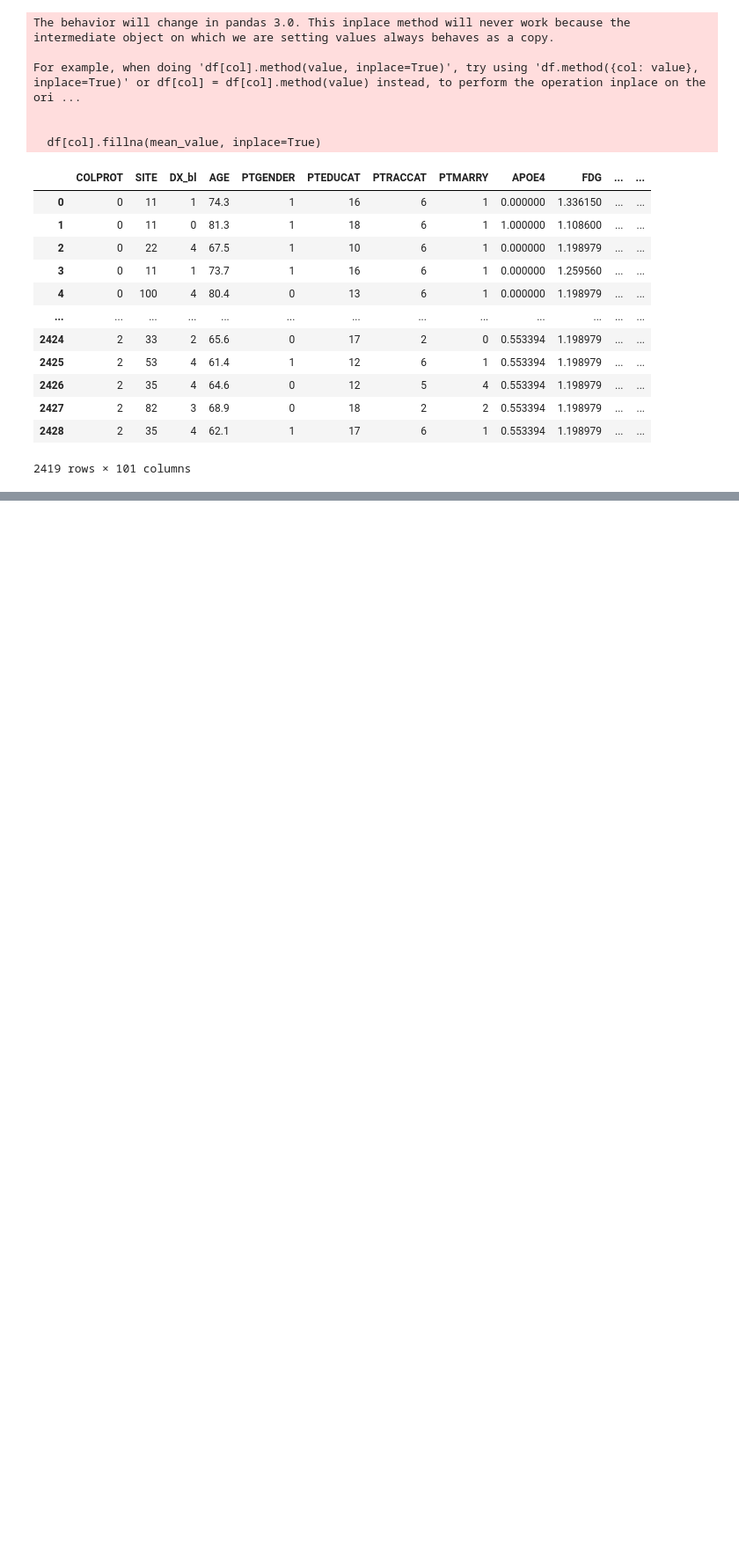
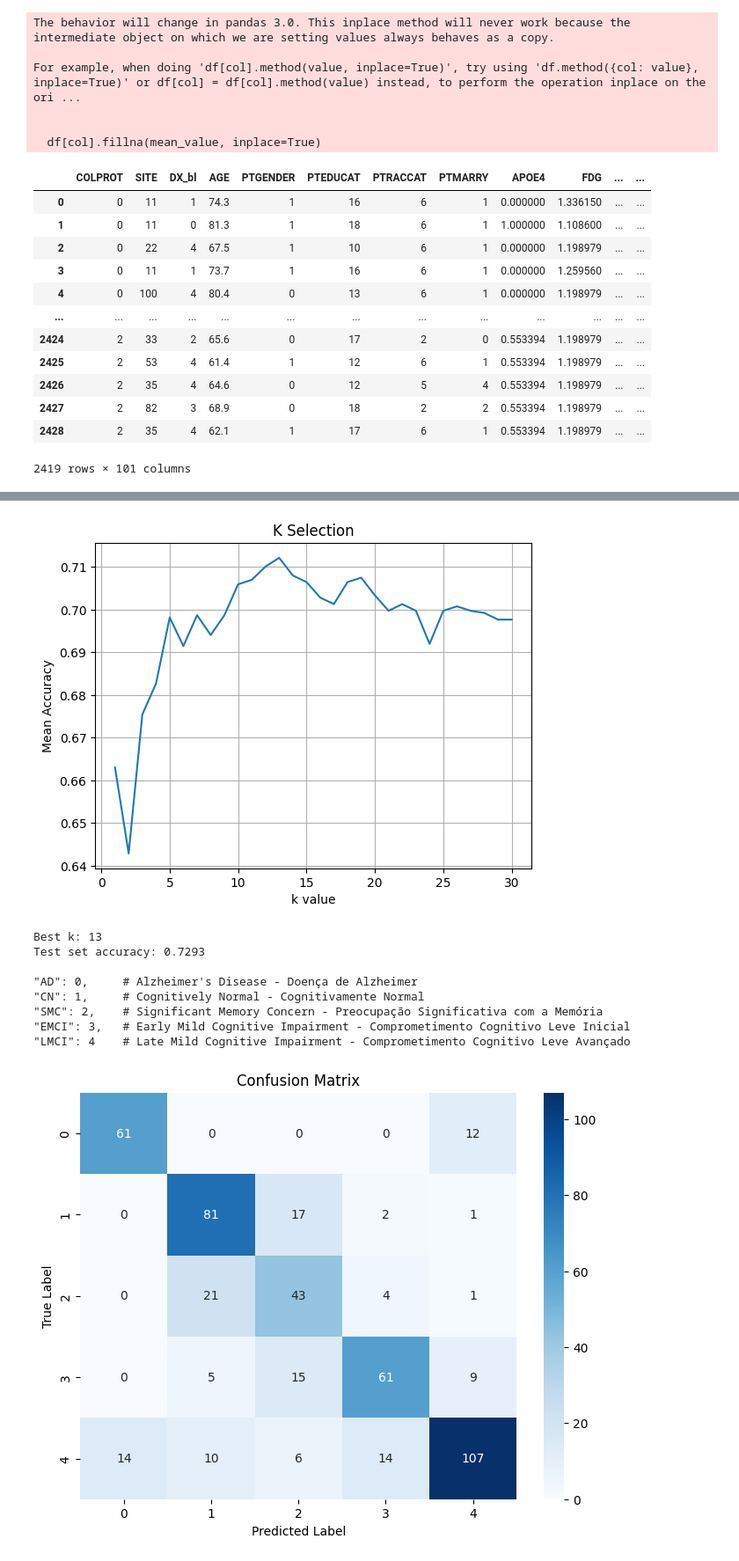
Before and after one commit to pedroogaab/Alzheimer-diagnose-ML, a Jupyter notebook: model_multi_data.ipynb, the cells around one changed output, grey strips where cells are left out. Shown at 88% size. Drawn from its saved outputs; the diff is of its cells as text; code cells hidden in the pictures; blank space fills up the shorter version.

```diff
--- a/model_multi_data.ipynb
+++ b/model_multi_data.ipynb
@@ -407,5 +415,5 @@ y = df['DX_bl']
 # %%
-X_test, X_train, y_test, y_train = train_test_split(X, y, test_size=0.2, random_state=42)
+X_train, X_test, y_train, y_test = train_test_split(X, y, test_size=0.2, random_state=42)
 # %%
 rf = RandomForestClassifier(n_estimators=100, class_weight='balanced', n_jobs=-1)
 
@@ -446,0 +471,59 @@ X_test_scaled = scaler.transform(X_test_reduced)
+# %%
+#KNN
+# Finding the best k
+k_range = range(1, 31)
+k_scores = []
+
+for k in k_range:
+    knn = KNeighborsClassifier(n_neighbors=k)
+    scores = cross_val_score(knn, X_train_scaled, y_train, cv=5, scoring='accuracy')
+    k_scores.append(scores.mean())
+
+plt.plot(k_range, k_scores)
+plt.xlabel('k value')
+plt.ylabel('Mean Accuracy')
+plt.title('K Selection')
+plt.grid(True)
+plt.show()
+
+best_k = k_range[np.argmax(k_scores)]
+print(f"Best k: {best_k}")
+
+# Training the final model
+best_knn = KNeighborsClassifier(n_neighbors=best_k)
+best_knn.fit(X_train_scaled, y_train)
+
+# Evaluating on the test set
+test_accuracy = best_knn.score(X_test_scaled, y_test)
+print(f"Test set accuracy: {test_accuracy:.4f}")
+
+# Predictions and evaluation
+y_pred = best_knn.predict(X_test_scaled)
+print('''
+"AD": 0,     # Alzheimer's Disease - Doença de Alzheimer
+"CN": 1,     # Cognitively Normal - Cognitivamente Normal
+"SMC": 2,    # Significant Memory Concern - Preocupação Significativa com a Memória
+"EMCI": 3,   # Early Mild Cognitive Impairment - Comprometimento Cognitivo Leve Inicial
+"LMCI": 4    # Late Mild Cognitive Impairment - Comprometimento Cognitivo Leve Avançado''')
+
+cm = confusion_matrix(y_test, y_pred)
+plt.figure(figsize=(8, 6))
+sns.heatmap(cm, annot=True, fmt='d', cmap='Blues')
+plt.xlabel('Predicted Label')
+plt.ylabel('True Label')
+plt.title('Confusion Matrix')
+plt.show()
+
+print("Classification Report:")
+print(classification_report(y_test, y_pred))
+# %% [output]
+[figure, added]
+Best k: 13
+Test set accuracy: 0.7293
+
+"AD": 0,     # Alzheimer's Disease - Doença de Alzheimer
+"CN": 1,     # Cognitively Normal - Cognitivamente Normal
+"SMC": 2,    # Significant Memory Concern - Preocupação Significativa com a Memória
+"EMCI": 3,   # Early Mild Cognitive Impairment - Comprometimento Cognitivo Leve Inicial
+"LMCI": 4    # Late Mild Cognitive Impairment - Comprometimento Cognitivo Leve Avançado
+[figure, added]
```
Also changed, not shown: parts of 12 cells of this notebook, 1 other file.
